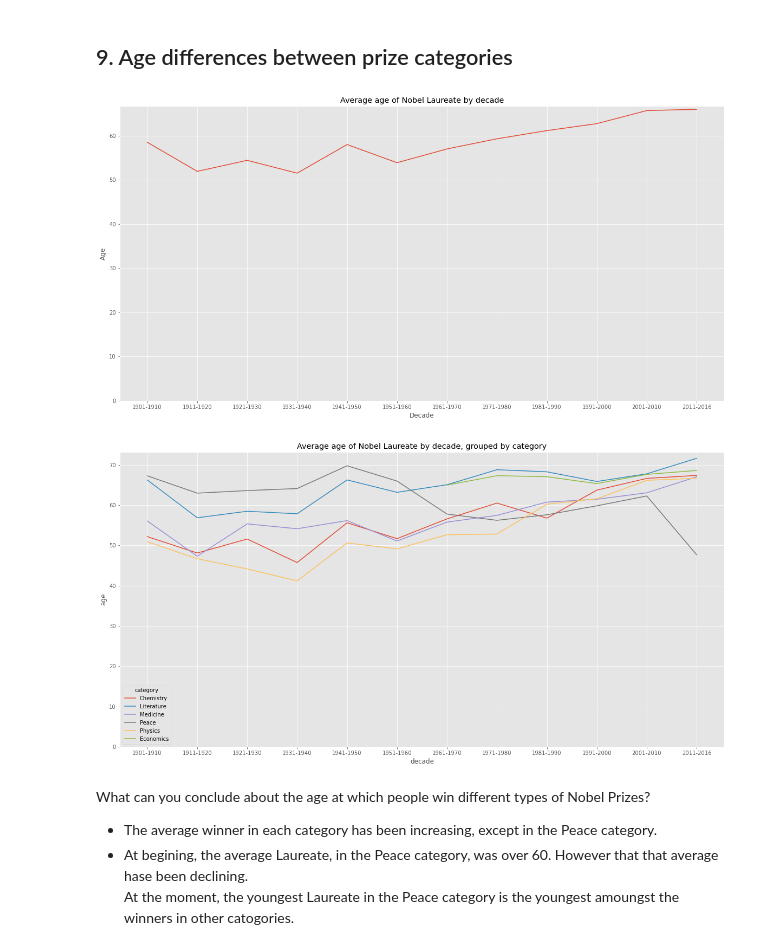
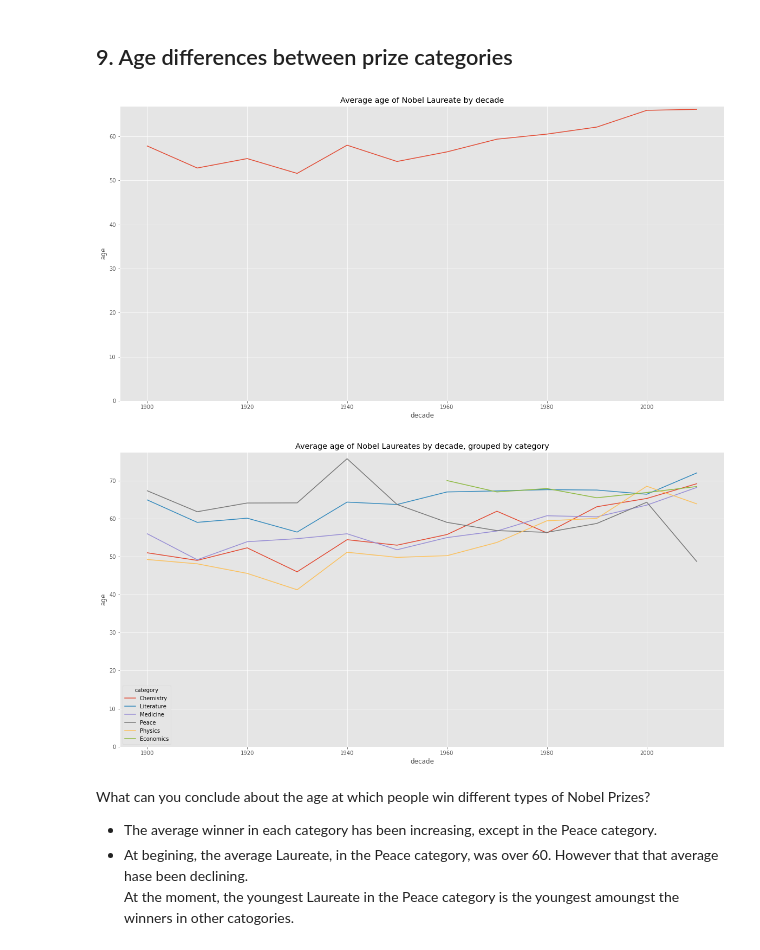
Before and after one commit to ThapeloMarakalla/A-Visual-History-of-Nobel-Prize-Winners, a Jupyter notebook: code/nobelprizewinners.ipynb, the cells around one changed output. Cells and saved outputs as stored; diff of their text form; code cells hidden in the pictures.

Commit message:
update nobelprizewinners.ipynb
update as per @TheAbstract request, specifically questinon 3.

```diff
--- a/code/nobelprizewinners.ipynb
+++ b/code/nobelprizewinners.ipynb
@@ -121,13 +118,9 @@ Among the counries in the top 10, none of them is from the Southern Hemisphere.
 # %%
 # Calculating the proportion of USA born winners per decade
 nobel['usa_born_winner'] = nobel.birth_country == 'United States of America'
-nobel['decade'] = np.abs(1901 - nobel.year) // 10
-# pro_usa_winners = number of usa winners in each decade / number of winners in each dece
-prop_usa_winners = nobel[nobel.usa_born_winner == True]['decade'].value_counts().sort_index() / nobel['decade'].value_counts().sort_index()
+nobel['decade'] = (np.floor(nobel['year'] / 10) * 10).astype(int)
+prop_usa_winners = nobel.groupby('decade', as_index=False)['usa_born_winner'].mean()
 
 # Display the proportions of USA born winners per decade
-index = [str(x) + '-' + str(y) for x, y in zip(range(1901, 2022,10), range(1910, 2022,10))]
-index[-1] = '2011-2016'
-prop_usa_winners.index = index
 prop_usa_winners
 # %% [output]
@@ -168,16 +161,13 @@ it declined between 1961-170 then increasing again, reaching a peak between 2001
 # %% [markdown]
 ## 5. What is the gender of a typical Nobel Prize winner?
 <p>So the USA became the dominating winner of the Nobel Prize first in the 1930s and had kept the leading position ever since. But one group that was in the lead from the start, and never seems to let go, are <em>men</em>. Maybe it shouldn't come as a shock that there is some imbalance between how many male and female prize winners there are, but how significant is this imbalance? And is it better or worse within specific prize categories like physics, medicine, literature, etc.?</p>
-# %%
-# Calculating the proportion of female laureates per decade
-nobel['female_winner'] = nobel.sex == 'Female'
-prop_female_winners= pd.DataFrame(nobel[nobel.female_winner == True][['decade', 'category']].value_counts() / nobel[['decade', 'category']].value_counts()).fillna(0).reset_index()
-prop_female_winners.rename({0:'proportion'}, axis=1,inplace=True)
-prop_female_winners.decade = prop_female_winners.decade.map(dict(zip(range(12), index)))
 # %%
+# Calculating the proportion of female laureates per decade
+plt.figure(figsize=(20,10))
+nobel['female_winner'] = nobel["sex"] == "Female"
+prop_female_winners = nobel.groupby(["decade", "category"], as_index=False)["female_winner"].mean()
 # Plot proportion of female winners by decade, grouped by prize category (physics, medicine, etc)
-plt.figure(figsize=(20,10))
-sns.lineplot(data=prop_female_winners,x='decade', y='proportion', hue='category')
-plt.title('Proportion of female winners by decade, grouped by prize category')
+ax = sns.lineplot(x="decade", y="female_winner", hue="category", data=prop_female_winners)
+ax.set_title('Proportion of female winners by decade, grouped by prize category')
 plt.show()
 # %% [output]
@@ -261,23 +251,21 @@ plt.figure(figsize=(20,10))
 nobel.groupby('decade')['age'].mean().plot()
 plt.title('Average age of Nobel Laureate by decade')
 plt.ylim(0,None)
-plt.xticks(range(12), index)
-plt.ylabel('Age')
-plt.xlabel('Decade')
+plt.ylabel('age')
+plt.xlabel('decade')
 plt.show()
 # %% [output]
-[figure, old version]
+[figure, new version]
 # %%
 # Plot the age of nobel candidates by decade and prize category
 plt.figure(figsize=(20,10))
-temp = nobel.groupby(['decade','category'] )[['age']].mean().reset_index()
-temp.decade = temp.decade.map(dict(zip(range(12), index)))
-sns.lineplot(data=temp, x='decade', y='age', hue='category')
+winners_per_decade_per_category = nobel.groupby(['decade','category'], as_index=False)[['age']].mean()
+sns.lineplot(data=winners_per_decade_per_category, x='decade', y='age', hue='category')
 plt.ylim(0,None)
-plt.title('Average age of Nobel Laureate by decade, grouped by category')
+plt.title('Average age of Nobel Laureates by decade, grouped by category')
 plt.show()
 # %% [output]
-[figure, old version]
+[figure, new version]
 # %% [markdown]
 What can you conclude about the age at which people win different types of Nobel Prizes?
 - The average winner in each category has been increasing, except in the Peace category.
```
Also changed, not shown: parts of 7 cells of this notebook.
